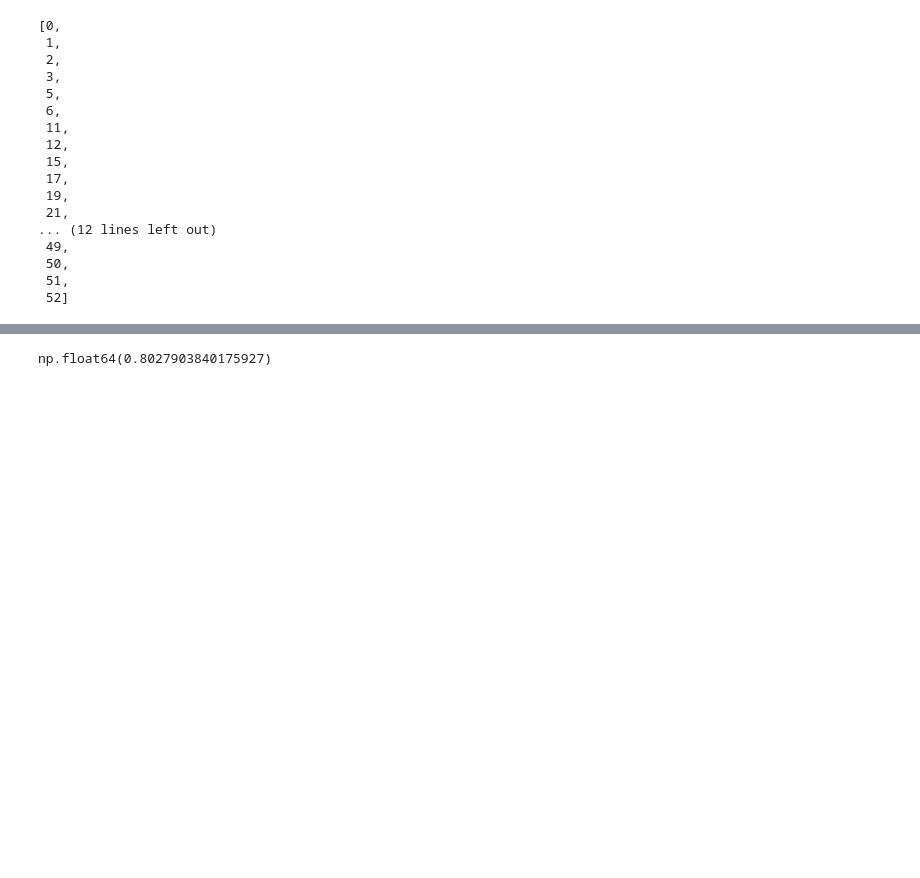
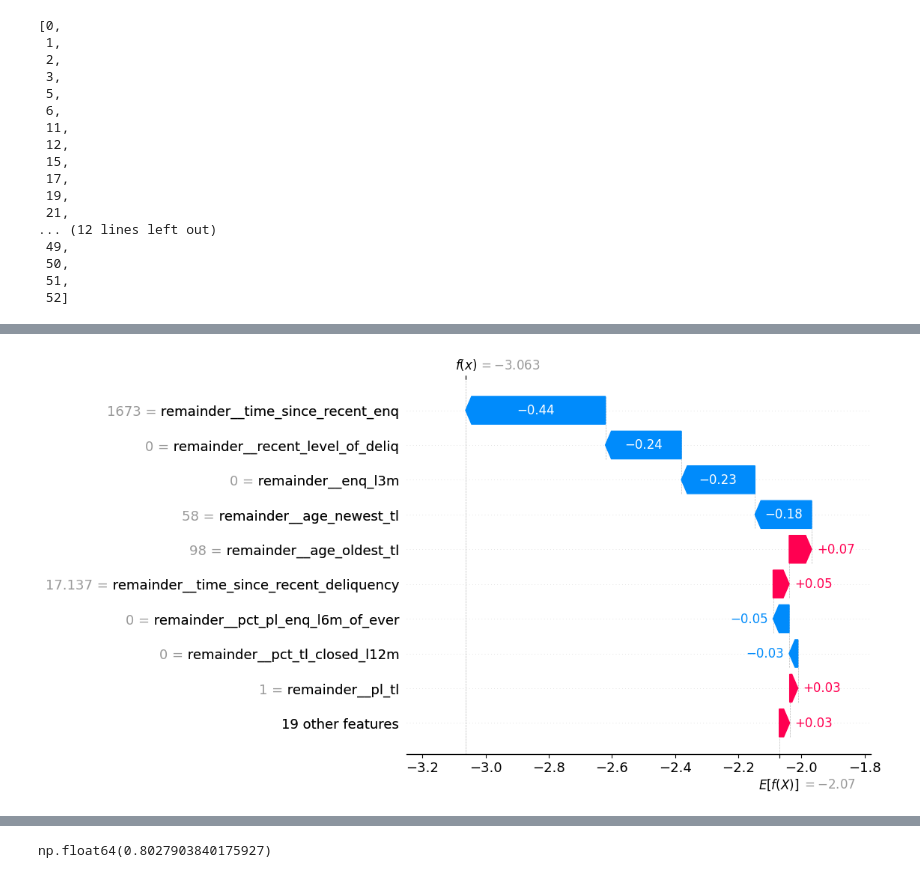
Before and after one commit to agarwal2001-ux/credt_risk_modelling, a Jupyter notebook: notebooks/model.ipynb, the cells around one changed output, grey strips where cells are left out. Cells and saved outputs as stored; diff of their text form; code cells hidden in the pictures; blank space fills up the shorter version.

```diff
--- a/notebooks/model.ipynb
+++ b/notebooks/model.ipynb
@@ -228,0 +259,4 @@ b.iloc[:,a]
+# %%
+shap.plots.waterfall(shap_values[0,:,2])
+# %% [output]
+[figure, added]
```
Also changed, not shown: parts of 11 cells of this notebook.
